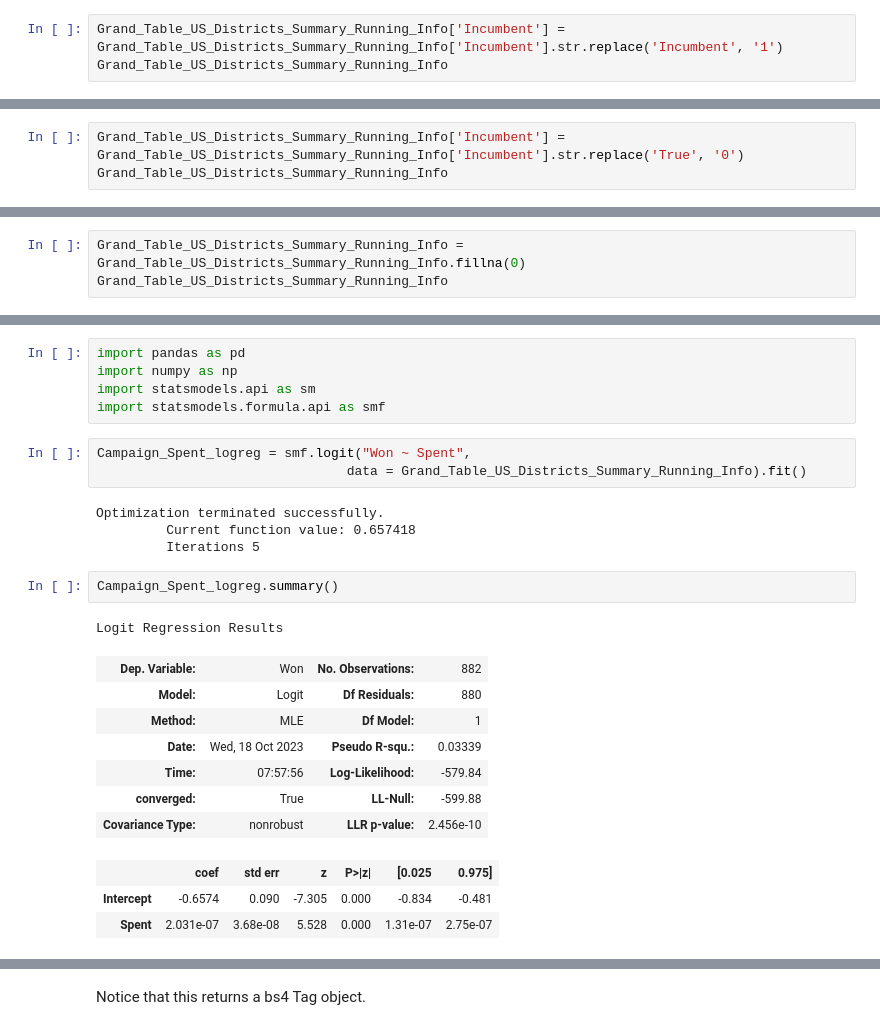
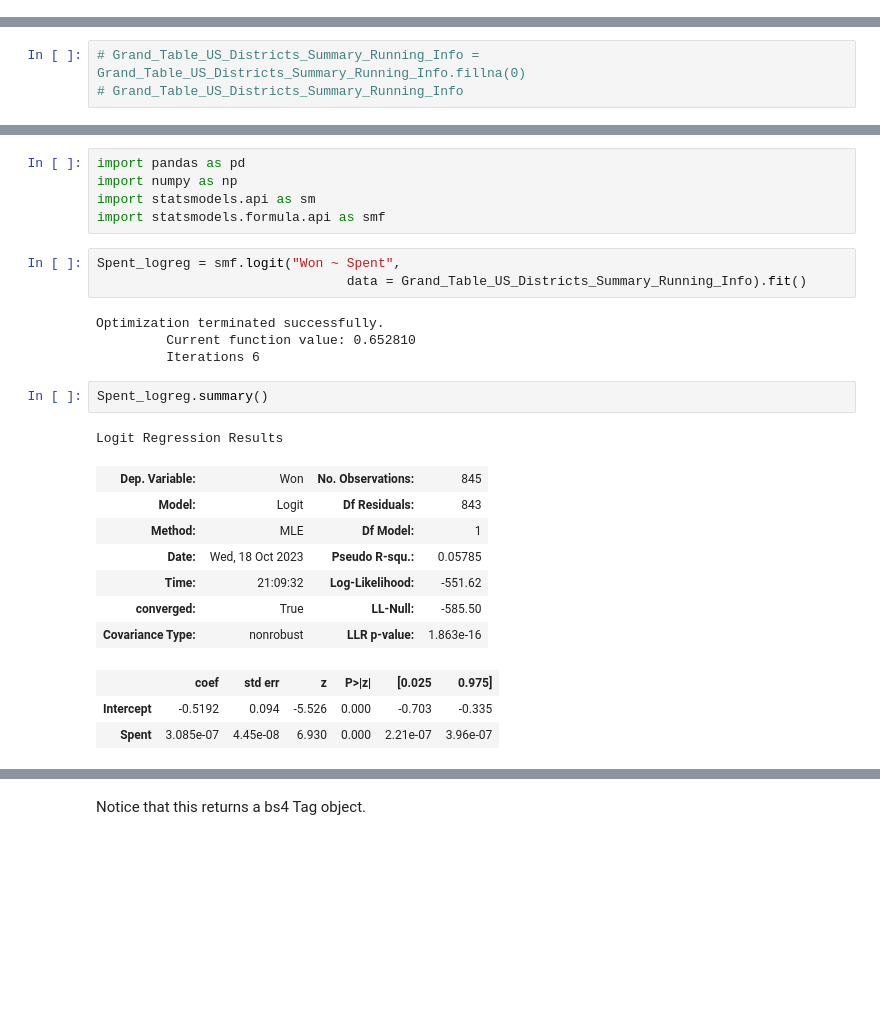
Before and after one commit to KagonDeans/webscraping-open-secrets, a Jupyter notebook: notebooks/OpenSecrets_Crawler_ycw_2023-10-18_2.ipynb, the cells around one changed output, grey strips where cells are left out. Saved outputs shown, nothing was run; the diff lists cells and outputs as text; blank space fills up the shorter version.

```diff
--- a/notebooks/OpenSecrets_Crawler_ycw_2023-10-18_2.ipynb
+++ b/notebooks/OpenSecrets_Crawler_ycw_2023-10-18_2.ipynb
@@ -336,3 +356,0 @@ Grand_Table_US_Districts_Summary_Running_Info
-# %%
-Grand_Table_US_Districts_Summary_Running_Info['Incumbent'] = Grand_Table_US_Districts_Summary_Running_Info['Incumbent'].str.replace('Incumbent', '1')
-Grand_Table_US_Districts_Summary_Running_Info
@@ -353,3 +356,0 @@ Grand_Table_US_Districts_Summary_Running_Info
-# %%
-Grand_Table_US_Districts_Summary_Running_Info['Incumbent'] = Grand_Table_US_Districts_Summary_Running_Info['Incumbent'].str.replace('True', '0')
-Grand_Table_US_Districts_Summary_Running_Info
@@ -370,3 +357,3 @@ Grand_Table_US_Districts_Summary_Running_Info
 # %%
-Grand_Table_US_Districts_Summary_Running_Info = Grand_Table_US_Districts_Summary_Running_Info.fillna(0)
-Grand_Table_US_Districts_Summary_Running_Info
+# Grand_Table_US_Districts_Summary_Running_Info = Grand_Table_US_Districts_Summary_Running_Info.fillna(0)
+# Grand_Table_US_Districts_Summary_Running_Info
@@ -417,26 +390,26 @@ import numpy as np
 import statsmodels.api as sm
 import statsmodels.formula.api as smf
 # %%
-Campaign_Spent_logreg = smf.logit("Won ~ Spent",
+Spent_logreg = smf.logit("Won ~ Spent",
                                 data = Grand_Table_US_Districts_Summary_Running_Info).fit()
 # %% [output]
 Optimization terminated successfully.
-         Current function value: 0.657418
-         Iterations 5
+         Current function value: 0.652810
+         Iterations 6
 # %%
-Campaign_Spent_logreg.summary()
+Spent_logreg.summary()
 # %% [output]
 Logit Regression Results
-| Dep. Variable: | Won | No. Observations: | 882 |
-| Model: | Logit | Df Residuals: | 880 |
+| Dep. Variable: | Won | No. Observations: | 845 |
+| Model: | Logit | Df Residuals: | 843 |
 | Method: | MLE | Df Model: | 1 |
-| Date: | Wed, 18 Oct 2023 | Pseudo R-squ.: | 0.03339 |
-| Time: | 07:57:56 | Log-Likelihood: | -579.84 |
-| converged: | True | LL-Null: | -599.88 |
-| Covariance Type: | nonrobust | LLR p-value: | 2.456e-10 |
+| Date: | Wed, 18 Oct 2023 | Pseudo R-squ.: | 0.05785 |
+| Time: | 21:09:32 | Log-Likelihood: | -551.62 |
+| converged: | True | LL-Null: | -585.50 |
+| Covariance Type: | nonrobust | LLR p-value: | 1.863e-16 |
 |  | coef | std err | z | P>|z| | [0.025 | 0.975] |
-| Intercept | -0.6574 | 0.090 | -7.305 | 0.000 | -0.834 | -0.481 |
-| Spent | 2.031e-07 | 3.68e-08 | 5.528 | 0.000 | 1.31e-07 | 2.75e-07 |
+| Intercept | -0.5192 | 0.094 | -5.526 | 0.000 | -0.703 | -0.335 |
+| Spent | 3.085e-07 | 4.45e-08 | 6.930 | 0.000 | 2.21e-07 | 3.96e-07 |
 # %%
 fit_df = pd.DataFrame({
     'Spent': np.linspace(start = Grand_Table_US_Districts_Summary_Running_Info['Spent'].min(),
```
Also changed, not shown: parts of 65 cells of this notebook.
